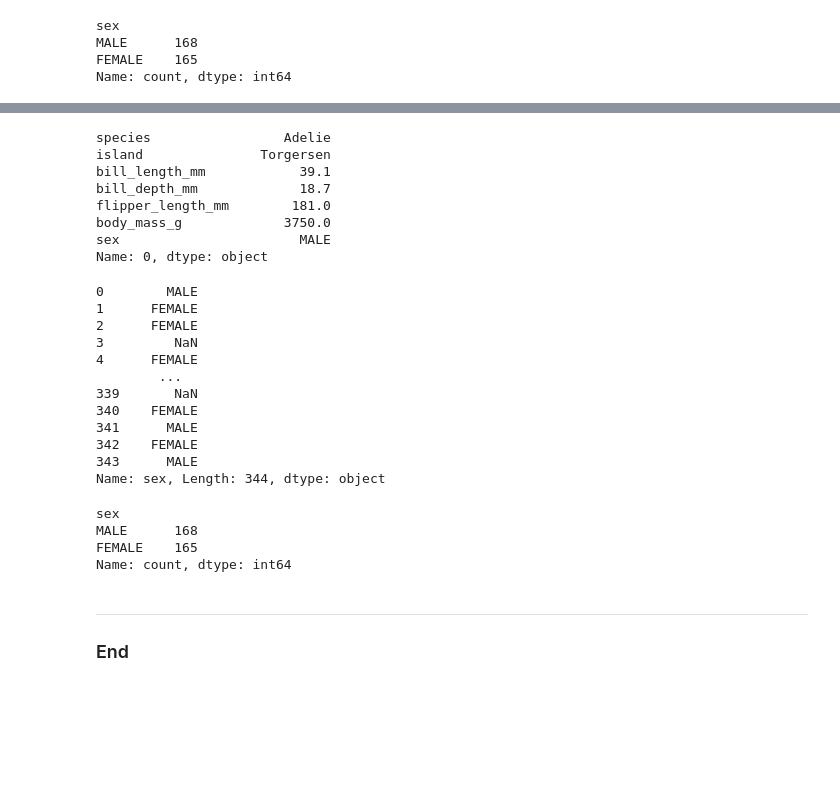
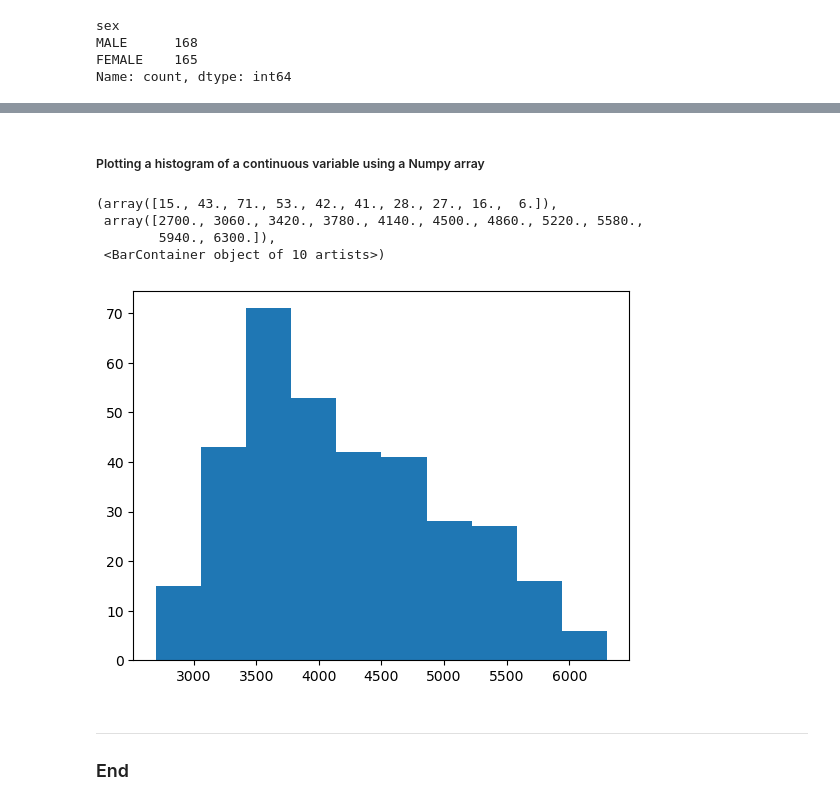
Before and after one commit to NiallRussell/analytics_project, a Jupyter notebook: penguins.ipynb, the cells around one changed output, grey strips where cells are left out. Drawn from its saved outputs; the diff is of its cells as text; code cells hidden in the pictures; blank space fills up the shorter version.

```diff
--- a/penguins.ipynb
+++ b/penguins.ipynb
@@ -100,39 +95,15 @@ TypeError: '<' not supported between instances of 'float' and 'str'
-# %%
-#Look  at the first row
-df.iloc[0]
-# %% [output]
-species                 Adelie
-island               Torgersen
-bill_length_mm            39.1
-bill_depth_mm             18.7
-flipper_length_mm        181.0
-body_mass_g             3750.0
-sex                       MALE
-Name: 0, dtype: object
-# %%
-#sex column
-df["sex"]
-# %% [output]
-0        MALE
-1      FEMALE
-2      FEMALE
-3         NaN
-4      FEMALE
-        ...
-339       NaN
-340    FEMALE
-341      MALE
-342    FEMALE
-343      MALE
-Name: sex, Length: 344, dtype: object
-# %%
-#Count number of penguins each sex
-df["sex"].value_counts()
-# %% [output]
-sex
-MALE      168
-FEMALE    165
-Name: count, dtype: int64
+# %% [markdown]
+##### Plotting a histogram of a continuous variable using a Numpy array
+# %%
+body_mass = df["body_mass_g"].to_numpy()
+# %%
+plt.hist(body_mass)
+# %% [output]
+(array([15., 43., 71., 53., 42., 41., 28., 27., 16.,  6.]),
+ array([2700., 3060., 3420., 3780., 4140., 4500., 4860., 5220., 5580.,
+        5940., 6300.]),
+ <BarContainer object of 10 artists>)
+[figure, added]
 # %% [markdown]
 ***
 ### End
```
Also changed, not shown: parts of 7 cells of this notebook.
